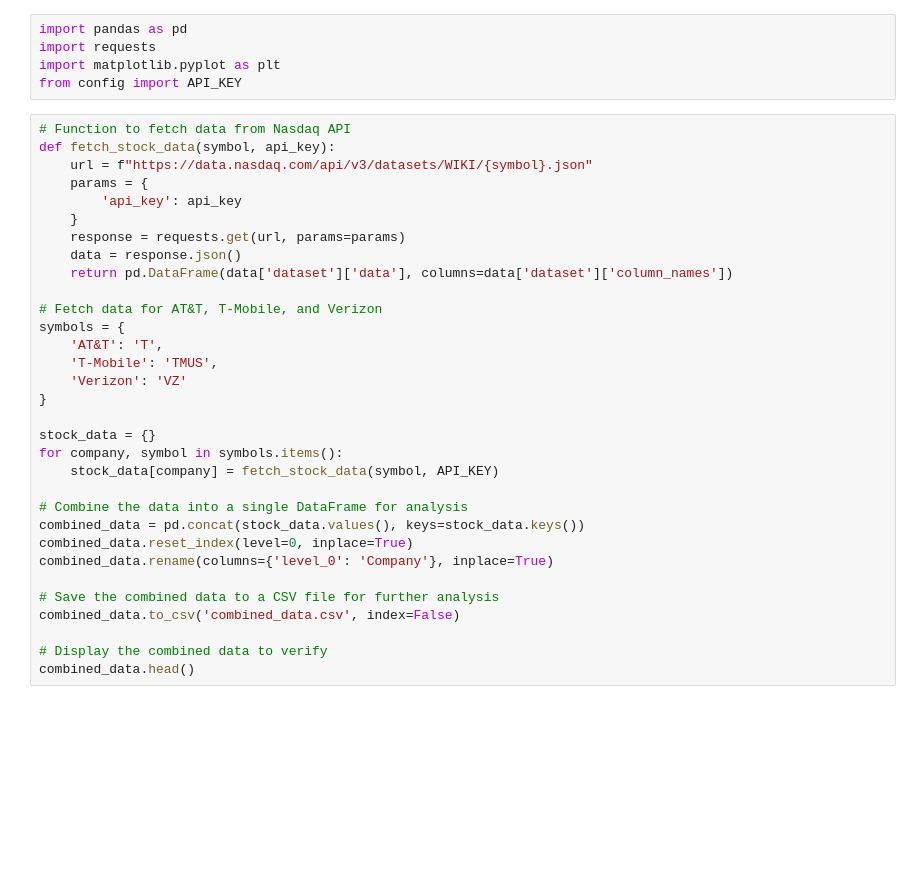
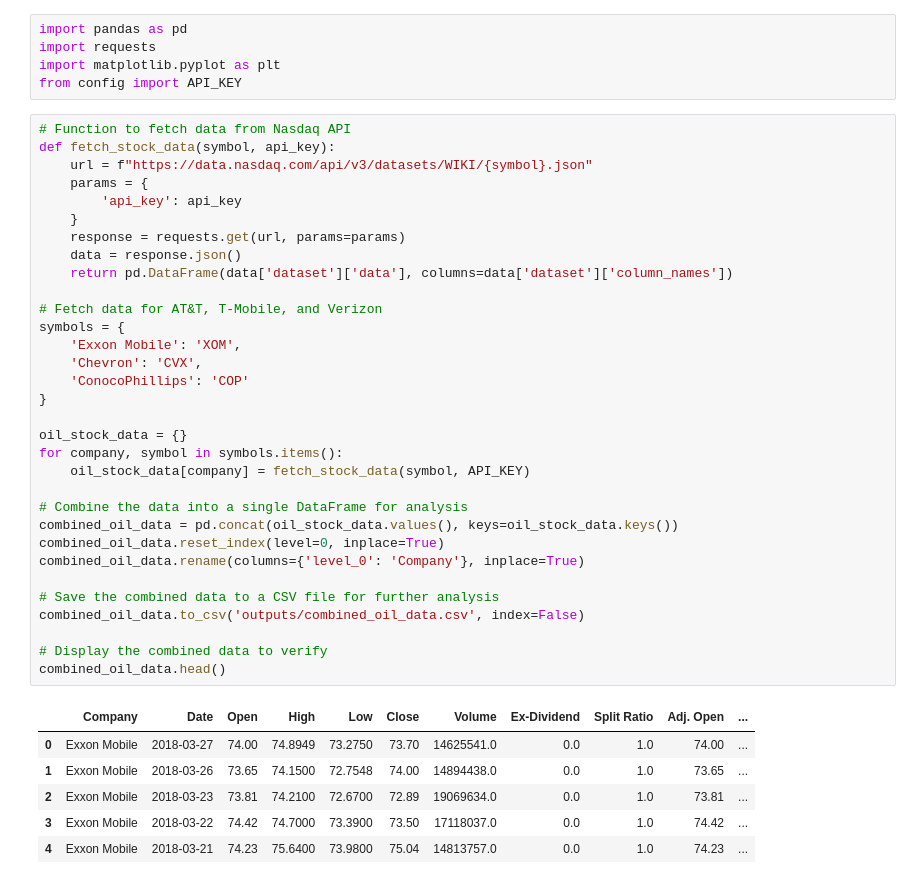
Before and after one commit to KendallBurkett/Project-1, a Jupyter notebook: oil_company_analysis.ipynb, the cells around one changed output. Cells and saved outputs as stored; diff of their text form; blank space fills up the shorter version.

```diff
--- a/oil_company_analysis.ipynb
+++ b/oil_company_analysis.ipynb
@@ -6,34 +6,41 @@ from config import API_KEY
 # %%
 # Function to fetch data from Nasdaq API
 def fetch_stock_data(symbol, api_key):
     url = f"https://data.nasdaq.com/api/v3/datasets/WIKI/{symbol}.json"
     params = {
         'api_key': api_key
     }
     response = requests.get(url, params=params)
     data = response.json()
     return pd.DataFrame(data['dataset']['data'], columns=data['dataset']['column_names'])
 
 # Fetch data for AT&T, T-Mobile, and Verizon
 symbols = {
-    'AT&T': 'T',
-    'T-Mobile': 'TMUS',
-    'Verizon': 'VZ'
+    'Exxon Mobile': 'XOM',
+    'Chevron': 'CVX',
+    'ConocoPhillips': 'COP'
 }
 
-stock_data = {}
+oil_stock_data = {}
 for company, symbol in symbols.items():
-    stock_data[company] = fetch_stock_data(symbol, API_KEY)
+    oil_stock_data[company] = fetch_stock_data(symbol, API_KEY)
 
 # Combine the data into a single DataFrame for analysis
-combined_data = pd.concat(stock_data.values(), keys=stock_data.keys())
-combined_data.reset_index(level=0, inplace=True)
-combined_data.rename(columns={'level_0': 'Company'}, inplace=True)
+combined_oil_data = pd.concat(oil_stock_data.values(), keys=oil_stock_data.keys())
+combined_oil_data.reset_index(level=0, inplace=True)
+combined_oil_data.rename(columns={'level_0': 'Company'}, inplace=True)
 
 # Save the combined data to a CSV file for further analysis
-combined_data.to_csv('combined_data.csv', index=False)
+combined_oil_data.to_csv('outputs/combined_oil_data.csv', index=False)
 
 # Display the combined data to verify
-combined_data.head()
+combined_oil_data.head()
+# %% [output]
+|  | Company | Date | Open | High | Low | Close | Volume | Ex-Dividend | Split Ratio | Adj. Open | ... |
+| 0 | Exxon Mobile | 2018-03-27 | 74.00 | 74.8949 | 73.2750 | 73.70 | 14625541.0 | 0.0 | 1.0 | 74.00 | ... |
+| 1 | Exxon Mobile | 2018-03-26 | 73.65 | 74.1500 | 72.7548 | 74.00 | 14894438.0 | 0.0 | 1.0 | 73.65 | ... |
+| 2 | Exxon Mobile | 2018-03-23 | 73.81 | 74.2100 | 72.6700 | 72.89 | 19069634.0 | 0.0 | 1.0 | 73.81 | ... |
+| 3 | Exxon Mobile | 2018-03-22 | 74.42 | 74.7000 | 73.3900 | 73.50 | 17118037.0 | 0.0 | 1.0 | 74.42 | ... |
+| 4 | Exxon Mobile | 2018-03-21 | 74.23 | 75.6400 | 73.9800 | 75.04 | 14813757.0 | 0.0 | 1.0 | 74.23 | ... |
 # %%
 # Convert the Date column to datetime format
```
Also changed, not shown: parts of 4 cells of this notebook, 4 other files.
